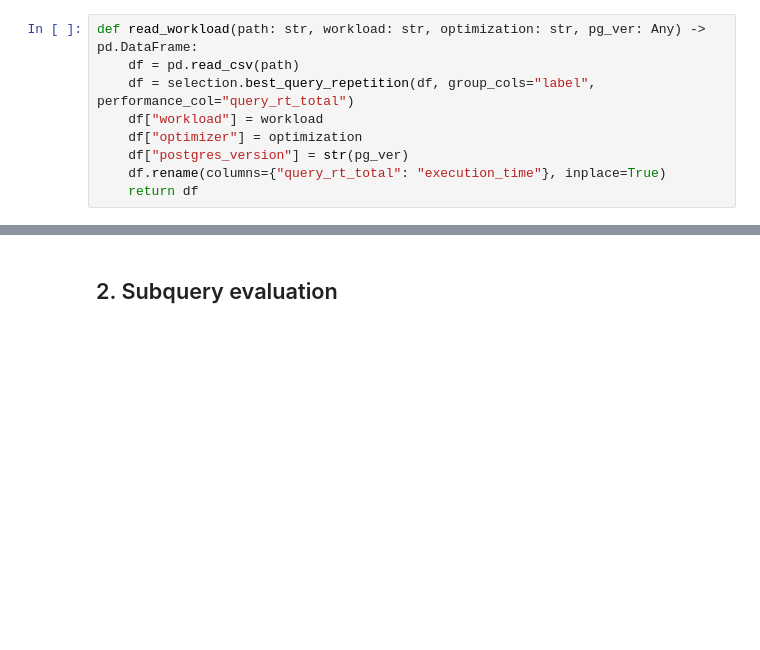
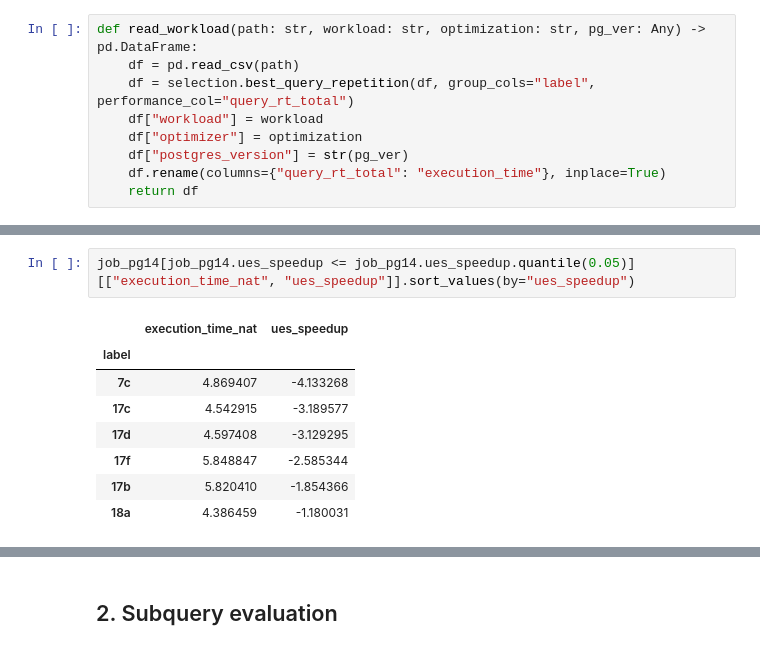
Before and after one commit to rbergm/PostBOUND, a Jupyter notebook: ues/Eval Analysis.ipynb, the cells around one changed output, grey strips where cells are left out. Cells and saved outputs as stored; diff of their text form; blank space fills up the shorter version.

```diff
--- a/ues/Eval Analysis.ipynb
+++ b/ues/Eval Analysis.ipynb
@@ -83,0 +93,11 @@ rt_cmp[rt_cmp.native_speedup <= rt_cmp.native_speedup.quantile(0.05)].native_spe
+# %%
+job_pg14[job_pg14.ues_speedup <= job_pg14.ues_speedup.quantile(0.05)][["execution_time_nat", "ues_speedup"]].sort_values(by="ues_speedup")
+# %% [output]
+|  | execution_time_nat | ues_speedup |
+| label |  |  |
+| 7c | 4.869407 | -4.133268 |
+| 17c | 4.542915 | -3.189577 |
+| 17d | 4.597408 | -3.129295 |
+| 17f | 5.848847 | -2.585344 |
+| 17b | 5.820410 | -1.854366 |
+| 18a | 4.386459 | -1.180031 |
```
Also changed, not shown: parts of 17 cells of this notebook.
